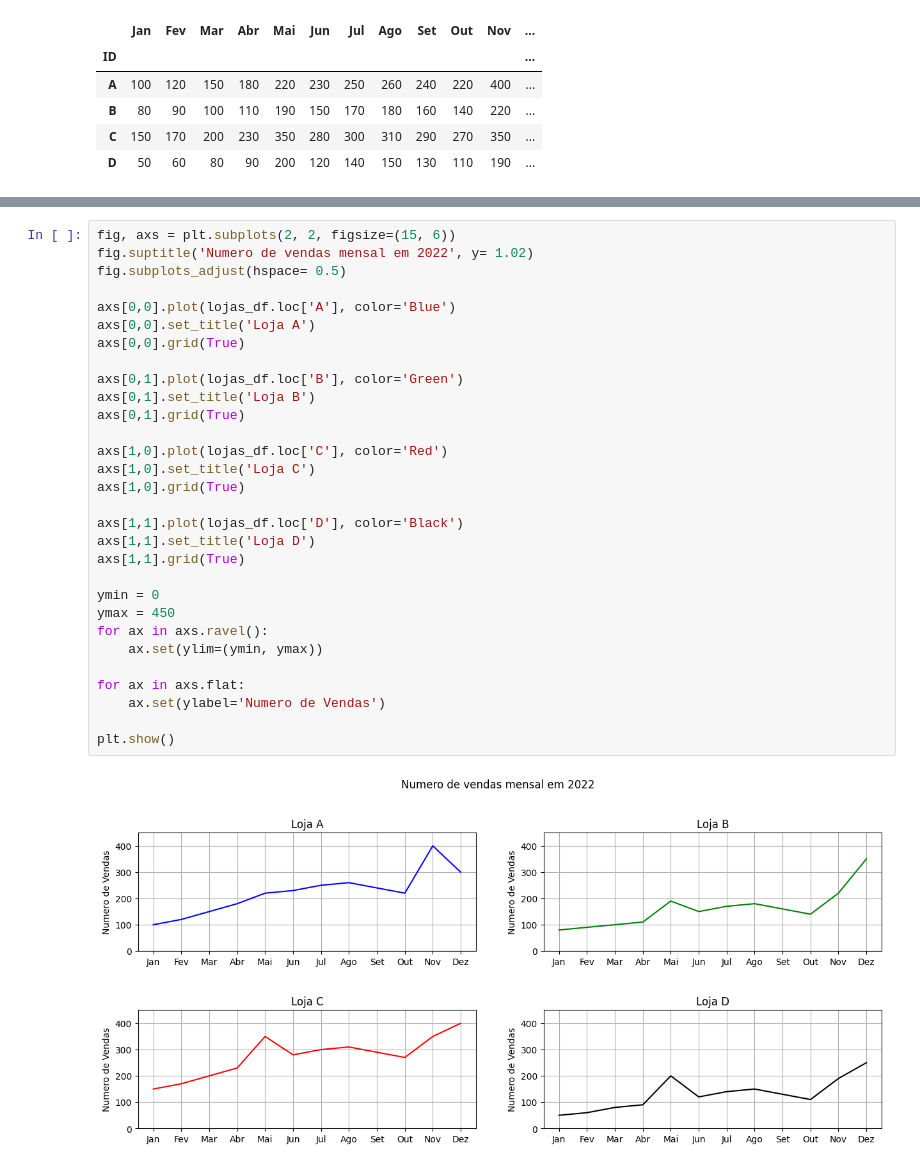
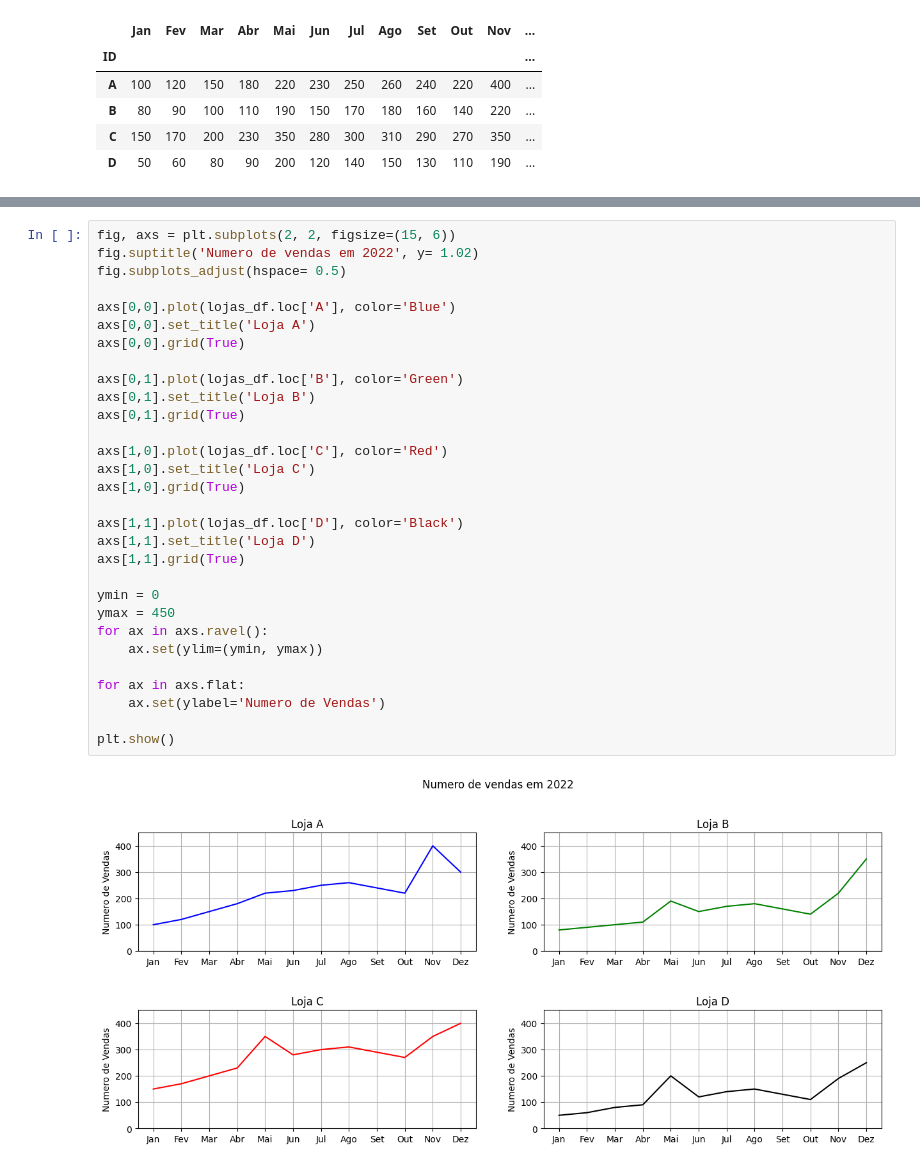
Before and after one commit to mthcuelhar/EstudoAlura-NotebookColabAtividades, a Jupyter notebook: Atividade_1_Grafico_de_tendencias_de_Vendas.ipynb, the cells around one changed output, grey strips where cells are left out. Drawn from its saved outputs; the diff is of its cells as text.

```diff
--- a/Atividade_1_Grafico_de_tendencias_de_Vendas.ipynb
+++ b/Atividade_1_Grafico_de_tendencias_de_Vendas.ipynb
@@ -43,33 +45,33 @@ lojas_df.describe()
 | max | 150.000000 | 170.000000 | 200.000000 | 230.00000 | 350.000000 | 280.000000 | 300.000000 | 310.000000 | 290.000000 | 270.000000 | 400.000000 | ... |
 # %%
 fig, axs = plt.subplots(2, 2, figsize=(15, 6))
-fig.suptitle('Numero de vendas mensal em 2022', y= 1.02)
+fig.suptitle('Numero de vendas em 2022', y= 1.02)
 fig.subplots_adjust(hspace= 0.5)
 
 axs[0,0].plot(lojas_df.loc['A'], color='Blue')
 axs[0,0].set_title('Loja A')
 axs[0,0].grid(True)
 
 axs[0,1].plot(lojas_df.loc['B'], color='Green')
 axs[0,1].set_title('Loja B')
 axs[0,1].grid(True)
 
 axs[1,0].plot(lojas_df.loc['C'], color='Red')
 axs[1,0].set_title('Loja C')
 axs[1,0].grid(True)
 
 axs[1,1].plot(lojas_df.loc['D'], color='Black')
 axs[1,1].set_title('Loja D')
 axs[1,1].grid(True)
 
 ymin = 0
 ymax = 450
 for ax in axs.ravel():
     ax.set(ylim=(ymin, ymax))
 
 for ax in axs.flat:
     ax.set(ylabel='Numero de Vendas')
 
 plt.show()
 # %% [output]
-[figure, old version]
+[figure, new version]
```
Also changed, not shown: parts of 1 cell of this notebook.
